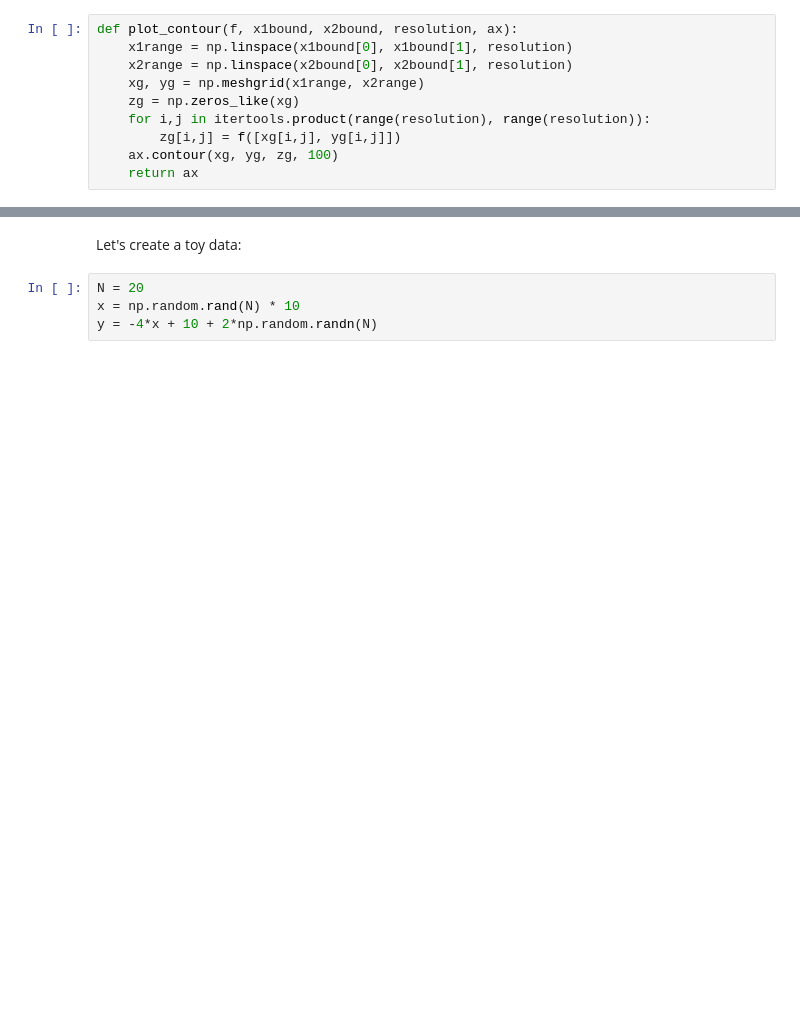
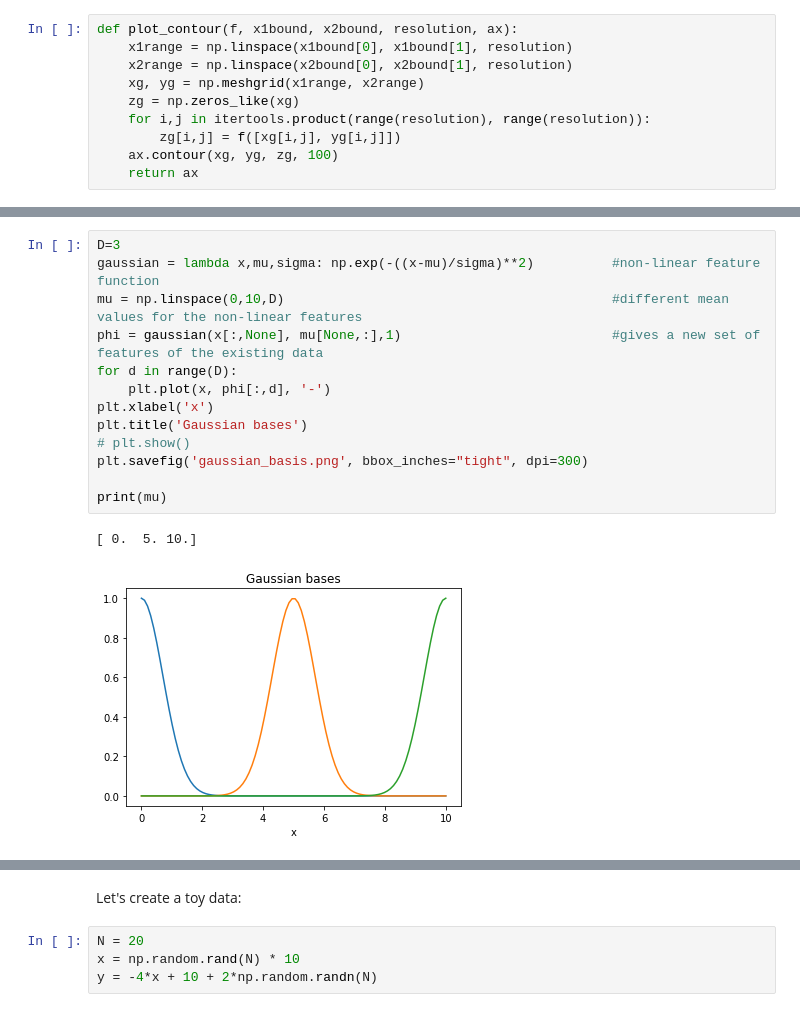
Before and after one commit to yueliyl/gec_intro2ml, a Jupyter notebook: Regularization.ipynb, the cells around one changed output, grey strips where cells are left out. Cells and saved outputs as stored; diff of their text form; blank space fills up the shorter version.

```diff
--- a/Regularization.ipynb
+++ b/Regularization.ipynb
@@ -50,0 +109,16 @@ def plot_contour(f, x1bound, x2bound, resolution, ax):
+# %%
+D=3
+gaussian = lambda x,mu,sigma: np.exp(-((x-mu)/sigma)**2)          #non-linear feature function
+mu = np.linspace(0,10,D)                                          #different mean values for the non-linear features
+phi = gaussian(x[:,None], mu[None,:],1)                           #gives a new set of features of the existing data
+for d in range(D):
+    plt.plot(x, phi[:,d], '-')
+plt.xlabel('x')
+plt.title('Gaussian bases')
+# plt.show()
+plt.savefig('gaussian_basis.png', bbox_inches="tight", dpi=300)
+
+print(mu)
+# %% [output]
+[ 0.  5. 10.]
+[figure, added]
```
Also changed, not shown: parts of 19 cells of this notebook, 1 other file.
